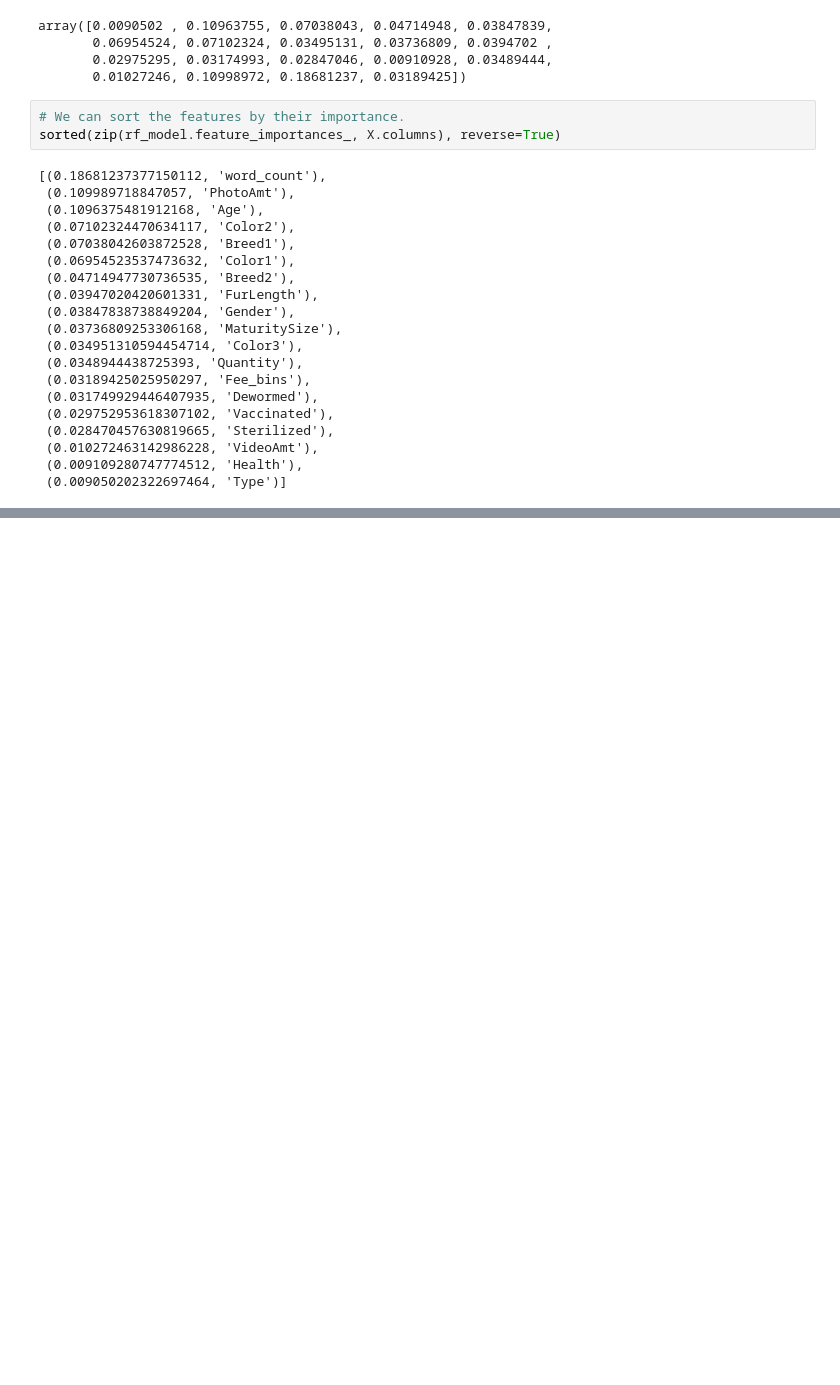
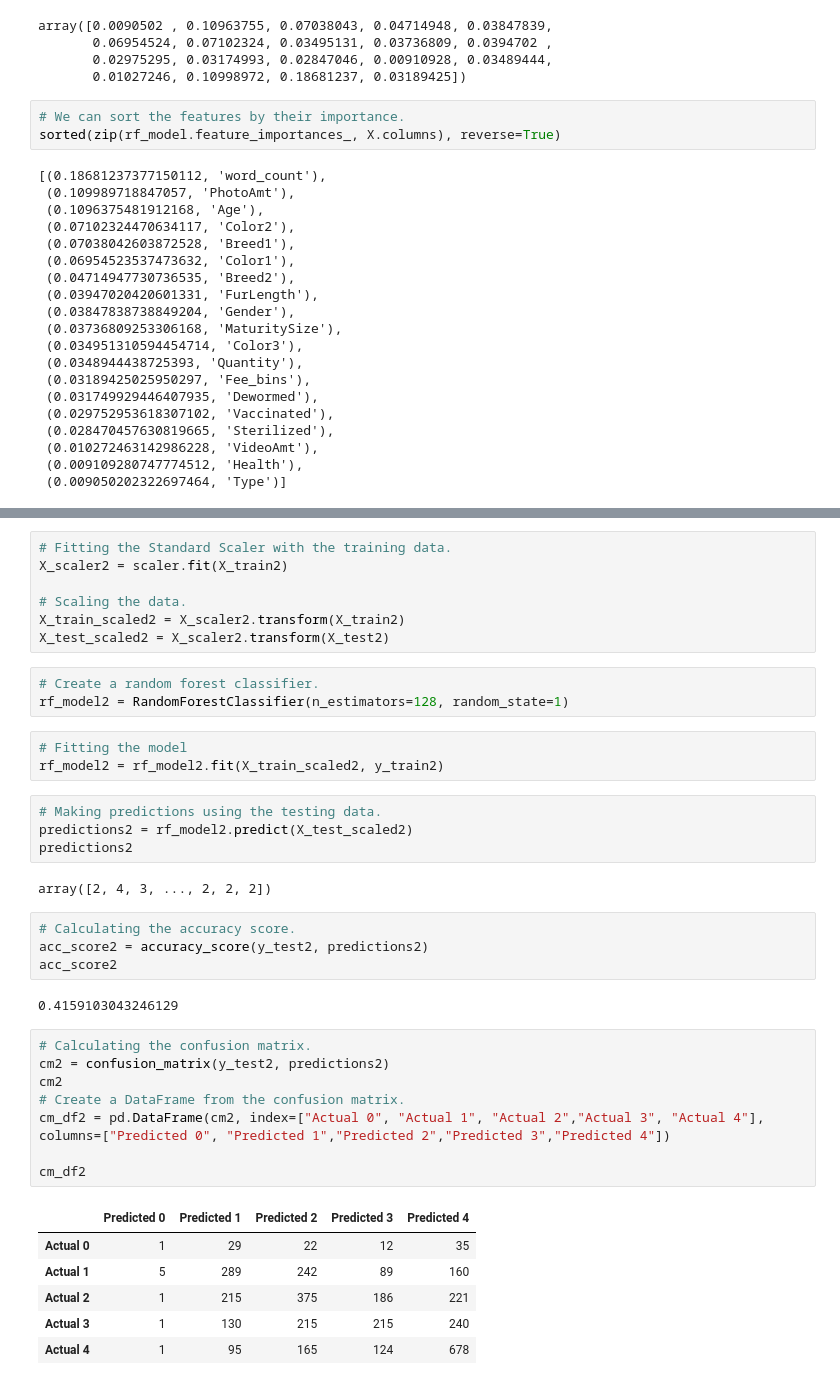
Before and after one commit to trosie3/UofODataViz_Final_Project, a Jupyter notebook: MLmodel.ipynb, the cells around one changed output, grey strips where cells are left out. Drawn from its saved outputs; the diff is of its cells as text; blank space fills up the shorter version.

Commit message:
3 more tries at randome forest with only changing features

```diff
--- a/MLmodel.ipynb
+++ b/MLmodel.ipynb
@@ -239,0 +254,40 @@ sorted(zip(rf_model.feature_importances_, X.columns), reverse=True)
+# %%
+# Fitting the Standard Scaler with the training data.
+X_scaler2 = scaler.fit(X_train2)
+
+# Scaling the data.
+X_train_scaled2 = X_scaler2.transform(X_train2)
+X_test_scaled2 = X_scaler2.transform(X_test2)
+# %%
+# Create a random forest classifier.
+rf_model2 = RandomForestClassifier(n_estimators=128, random_state=1)
+# %%
+# Fitting the model
+rf_model2 = rf_model2.fit(X_train_scaled2, y_train2)
+# %%
+# Making predictions using the testing data.
+predictions2 = rf_model2.predict(X_test_scaled2)
+predictions2
+# %% [output]
+array([2, 4, 3, ..., 2, 2, 2])
+# %%
+# Calculating the accuracy score.
+acc_score2 = accuracy_score(y_test2, predictions2)
+acc_score2
+# %% [output]
+0.4159103043246129
+# %%
+# Calculating the confusion matrix.
+cm2 = confusion_matrix(y_test2, predictions2)
+cm2
+# Create a DataFrame from the confusion matrix.
+cm_df2 = pd.DataFrame(cm2, index=["Actual 0", "Actual 1", "Actual 2","Actual 3", "Actual 4"], columns=["Predicted 0", "Predicted 1","Predicted 2","Predicted 3","Predicted 4"])
+
+cm_df2
+# %% [output]
+|  | Predicted 0 | Predicted 1 | Predicted 2 | Predicted 3 | Predicted 4 |
+| Actual 0 | 1 | 29 | 22 | 12 | 35 |
+| Actual 1 | 5 | 289 | 242 | 89 | 160 |
+| Actual 2 | 1 | 215 | 375 | 186 | 221 |
+| Actual 3 | 1 | 130 | 215 | 215 | 240 |
+| Actual 4 | 1 | 95 | 165 | 124 | 678 |
```
Also changed, not shown: parts of 19 cells of this notebook.
